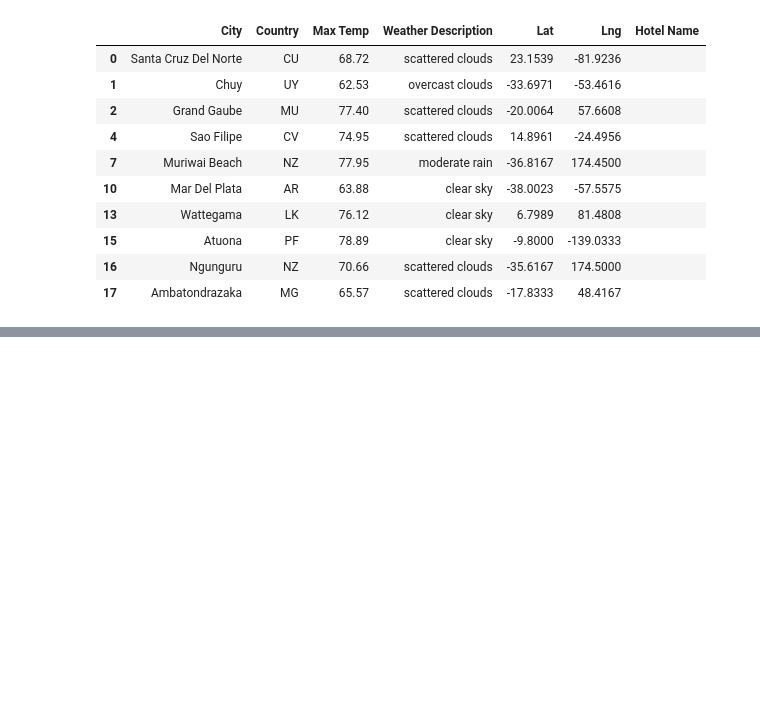
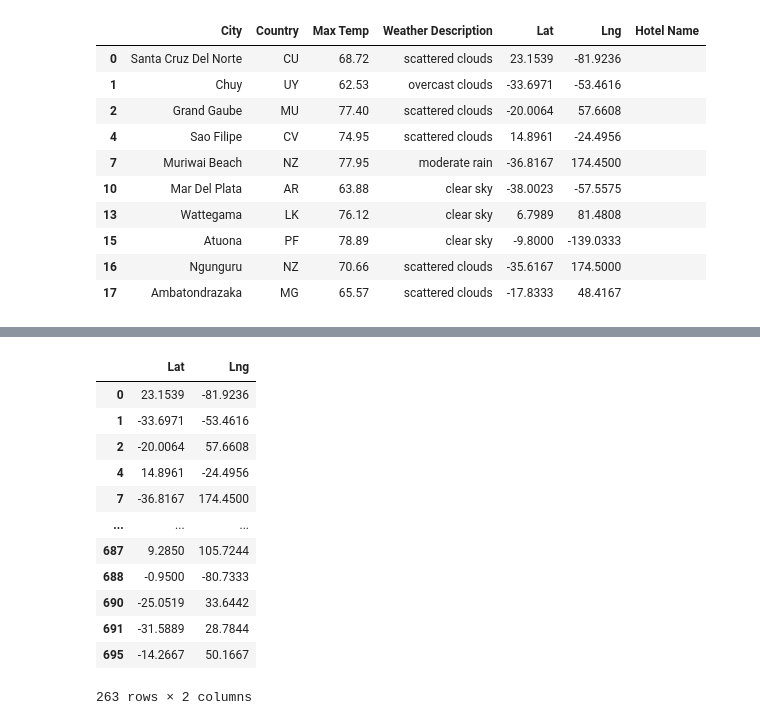
Before and after one commit to l-javier-garcia/World_Weather_Analysis, a Jupyter notebook: Vacation Search/Vacation_Search.ipynb, the cells around one changed output, grey strips where cells are left out. Cells and saved outputs as stored; diff of their text form; code cells hidden in the pictures; blank space fills up the shorter version.

```diff
--- a/Vacation Search/Vacation_Search.ipynb
+++ b/Vacation Search/Vacation_Search.ipynb
@@ -145,11 +187,16 @@ NameError: name 'clean_hotel_df' is not defined
 # %%
 # 9. Using the template add city name, the country code, the weather description and maximum temperature for the city.
-info_box_template = """
-
+info_box_template ="""
+<dl>
+<dt>City</dt><dd>{City}</dd>
+<dt>Country</dt><dd>{Country}</dd>
+<dt>Weather Description</dt><dd>{Weather Description}</dd>
+<dt>Max Temp</dt><dd>{Max Temp} °F</dd>
+</dl>
 """
 
 # 10a. Get the data from each row and add it to the formatting template and store the data in a list.
-hotel_info = [info_box_template.format(**row) for index, row in clean_hotel_df.iterrows()]
+hotel_info = [info_box_template.format(**row) for index, row in hotel_df.iterrows()]
 
 # 10b. Get the latitude and longitude from each row and store in a new DataFrame.
-locations = clean_hotel_df[["Lat", "Lng"]]
+locations = hotel_df[["Lat", "Lng"]]
@@ -159,0 +203,16 @@ locations = clean_hotel_df[["Lat", "Lng"]]
+# %%
+locations
+# %% [output]
+|  | Lat | Lng |
+| 0 | 23.1539 | -81.9236 |
+| 1 | -33.6971 | -53.4616 |
+| 2 | -20.0064 | 57.6608 |
+| 4 | 14.8961 | -24.4956 |
+| 7 | -36.8167 | 174.4500 |
+| ... | ... | ... |
+| 687 | 9.2850 | 105.7244 |
+| 688 | -0.9500 | -80.7333 |
+| 690 | -25.0519 | 33.6442 |
+| 691 | -31.5889 | 28.7844 |
+| 695 | -14.2667 | 50.1667 |
+263 rows × 2 columns
```
Also changed, not shown: parts of 7 cells of this notebook, 1 other file.
